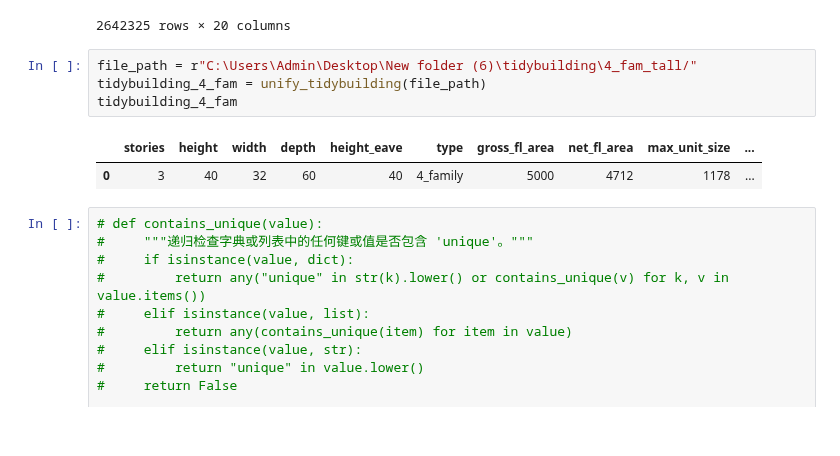
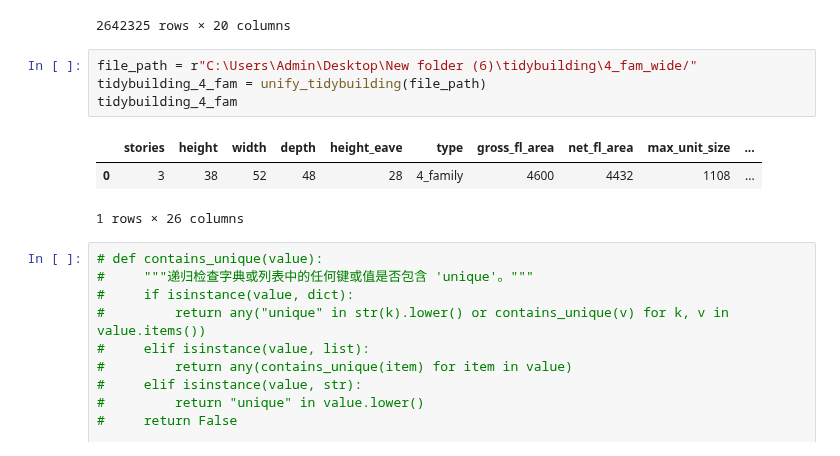
Before and after one commit to HOUPU1993/tidyzoning, a Jupyter notebook: test.ipynb, the cells around one changed output. Drawn from its saved outputs; the diff is of its cells as text.

```diff
--- a/test.ipynb
+++ b/test.ipynb
@@ -119,12 +120,13 @@ tidyparcel
 | 2642324 | 26520460010300000 | NaN | 9999 | 6018 SHATTUCK DR | R | A11 | regular inside parcel | True | ... |
 2642325 rows × 20 columns
 # %%
-file_path = r"C:\Users\Admin\Desktop\New folder (6)\tidybuilding\4_fam_tall/"
+file_path = r"C:\Users\Admin\Desktop\New folder (6)\tidybuilding\4_fam_wide/"
 tidybuilding_4_fam = unify_tidybuilding(file_path)
 tidybuilding_4_fam
 # %% [output]
 |  | stories | height | width | depth | height_eave | type | gross_fl_area | net_fl_area | max_unit_size | ... |
-| 0 | 3 | 40 | 32 | 60 | 40 | 4_family | 5000 | 4712 | 1178 | ... |
+| 0 | 3 | 38 | 52 | 48 | 28 | 4_family | 4600 | 4432 | 1108 | ... |
+1 rows × 26 columns
 # %%
 # def contains_unique(value):
 #     """递归检查字典或列表中的任何键或值是否包含 'unique'。"""
```
Also changed, not shown: parts of 30 cells of this notebook, 2 other files.
